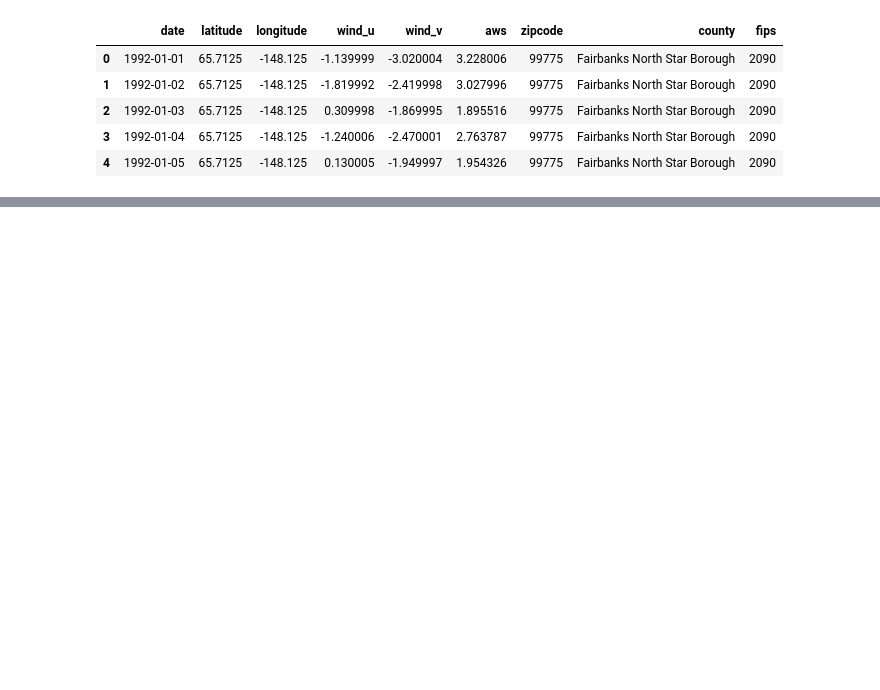
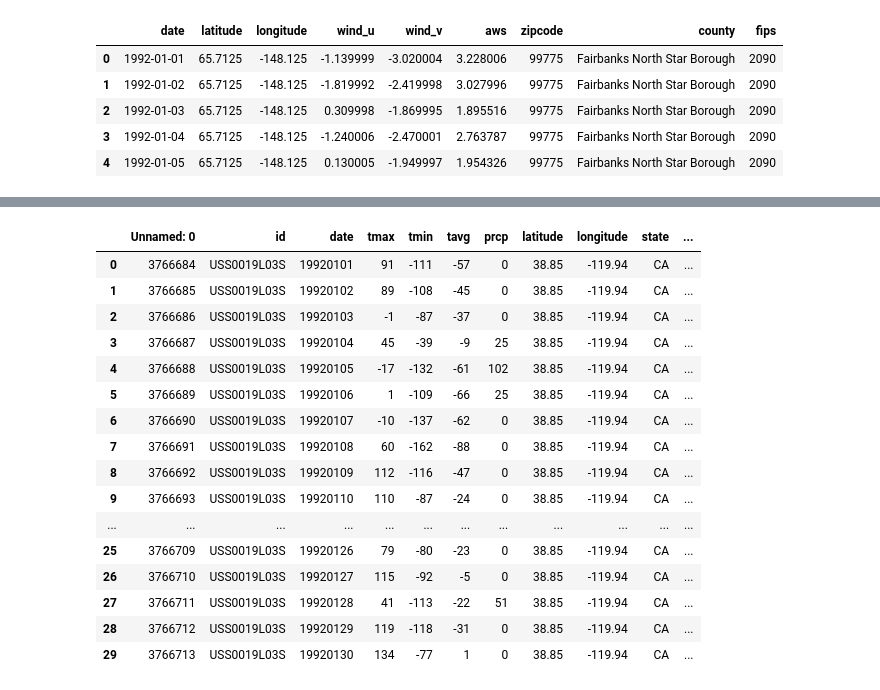
Before and after one commit to PaulZhou06/wildfire.paper, a Jupyter notebook: Wildfire0.ipynb, the cells around one changed output, grey strips where cells are left out. Cells and saved outputs as stored; diff of their text form; code cells hidden in the pictures; blank space fills up the shorter version.

```diff
--- a/Wildfire0.ipynb
+++ b/Wildfire0.ipynb
@@ -309,0 +842,22 @@ firedata.head(10)
+# %%
+tempprecip_CA = pd.read_csv("Wildfire/Datasets/tp_zipcode_county_CA.csv")
+# %%
+tempprecip_CA.head(30)
+# %% [output]
+|  | Unnamed: 0 | id | date | tmax | tmin | tavg | prcp | latitude | longitude | state | ... |
+| 0 | 3766684 | USS0019L03S | 19920101 | 91 | -111 | -57 | 0 | 38.85 | -119.94 | CA | ... |
+| 1 | 3766685 | USS0019L03S | 19920102 | 89 | -108 | -45 | 0 | 38.85 | -119.94 | CA | ... |
+| 2 | 3766686 | USS0019L03S | 19920103 | -1 | -87 | -37 | 0 | 38.85 | -119.94 | CA | ... |
+| 3 | 3766687 | USS0019L03S | 19920104 | 45 | -39 | -9 | 25 | 38.85 | -119.94 | CA | ... |
+| 4 | 3766688 | USS0019L03S | 19920105 | -17 | -132 | -61 | 102 | 38.85 | -119.94 | CA | ... |
+| 5 | 3766689 | USS0019L03S | 19920106 | 1 | -109 | -66 | 25 | 38.85 | -119.94 | CA | ... |
+| 6 | 3766690 | USS0019L03S | 19920107 | -10 | -137 | -62 | 0 | 38.85 | -119.94 | CA | ... |
+| 7 | 3766691 | USS0019L03S | 19920108 | 60 | -162 | -88 | 0 | 38.85 | -119.94 | CA | ... |
+| 8 | 3766692 | USS0019L03S | 19920109 | 112 | -116 | -47 | 0 | 38.85 | -119.94 | CA | ... |
+| 9 | 3766693 | USS0019L03S | 19920110 | 110 | -87 | -24 | 0 | 38.85 | -119.94 | CA | ... |
+| ... | ... | ... | ... | ... | ... | ... | ... | ... | ... | ... | ... |
+| 25 | 3766709 | USS0019L03S | 19920126 | 79 | -80 | -23 | 0 | 38.85 | -119.94 | CA | ... |
+| 26 | 3766710 | USS0019L03S | 19920127 | 115 | -92 | -5 | 0 | 38.85 | -119.94 | CA | ... |
+| 27 | 3766711 | USS0019L03S | 19920128 | 41 | -113 | -22 | 51 | 38.85 | -119.94 | CA | ... |
+| 28 | 3766712 | USS0019L03S | 19920129 | 119 | -118 | -31 | 0 | 38.85 | -119.94 | CA | ... |
+| 29 | 3766713 | USS0019L03S | 19920130 | 134 | -77 | 1 | 0 | 38.85 | -119.94 | CA | ... |
```
Also changed, not shown: parts of 152 cells of this notebook, 5 other files.
